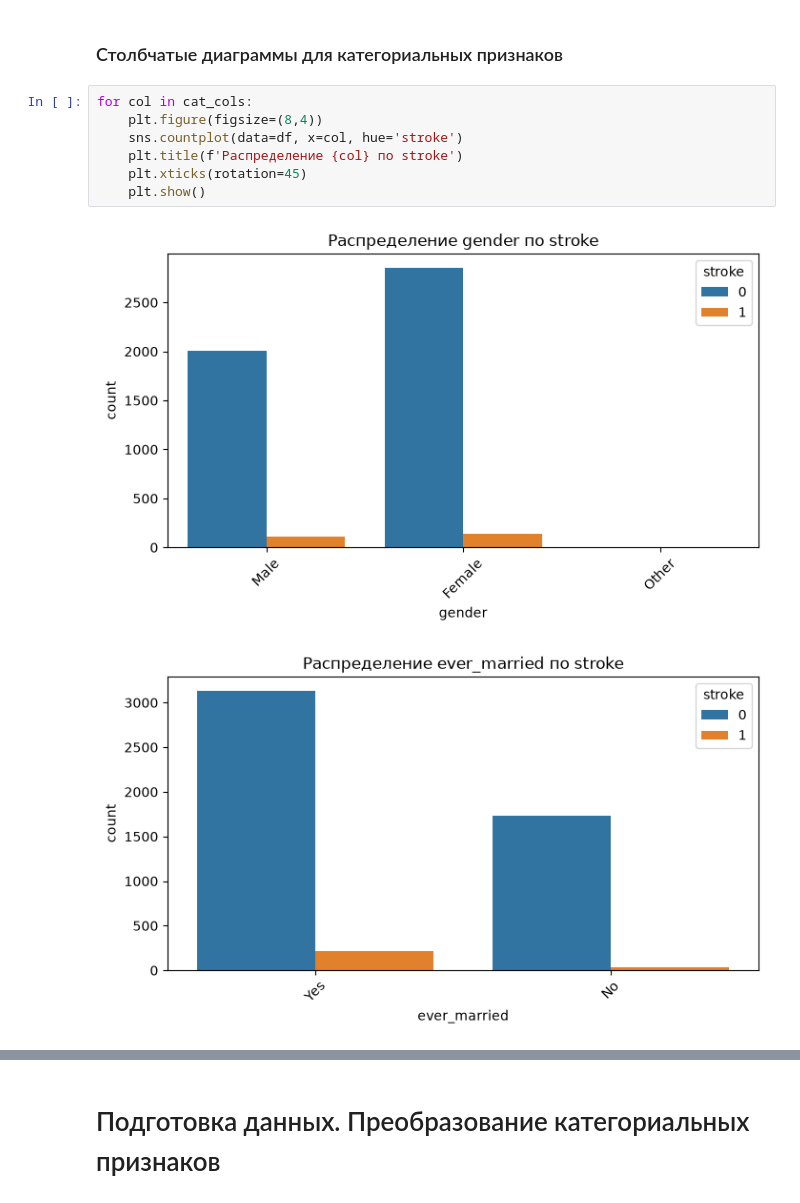
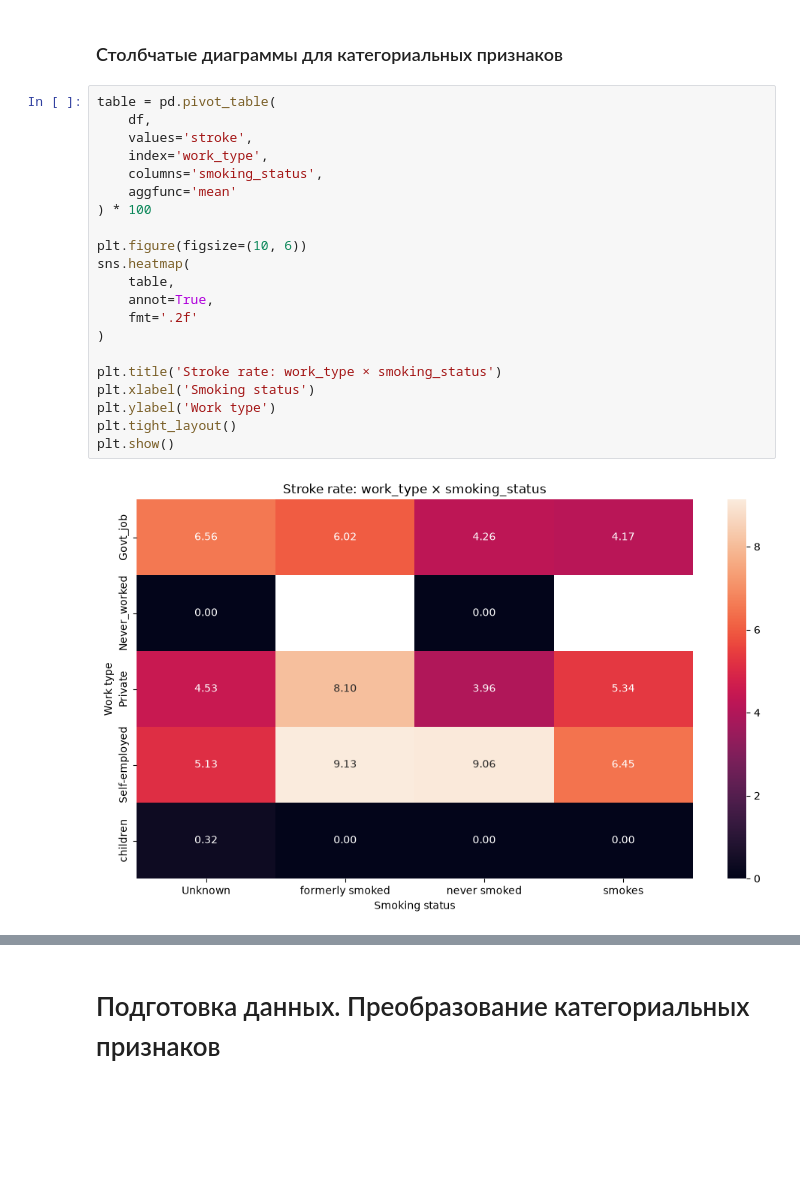
Before and after one commit to Fandoren/ML_Stroke_Prediction, a Jupyter notebook: main.ipynb, the cells around one changed output, grey strips where cells are left out. Cells and saved outputs as stored; diff of their text form; blank space fills up the shorter version.

```diff
--- a/main.ipynb
+++ b/main.ipynb
@@ -162,12 +369,25 @@ plt.show()
 # %% [markdown]
 ### Столбчатые диаграммы для категориальных признаков
 # %%
-for col in cat_cols:
-    plt.figure(figsize=(8,4))
-    sns.countplot(data=df, x=col, hue='stroke')
-    plt.title(f'Распределение {col} по stroke')
-    plt.xticks(rotation=45)
-    plt.show()
+table = pd.pivot_table(
+    df,
+    values='stroke',
+    index='work_type',
+    columns='smoking_status',
+    aggfunc='mean'
+) * 100
+
+plt.figure(figsize=(10, 6))
+sns.heatmap(
+    table,
+    annot=True,
+    fmt='.2f'
+)
+
+plt.title('Stroke rate: work_type × smoking_status')
+plt.xlabel('Smoking status')
+plt.ylabel('Work type')
+plt.tight_layout()
+plt.show()
 # %% [output]
-[figure, old version]
+[figure, new version]
-[figure, removed]
```
Also changed, not shown: parts of 17 cells of this notebook.
